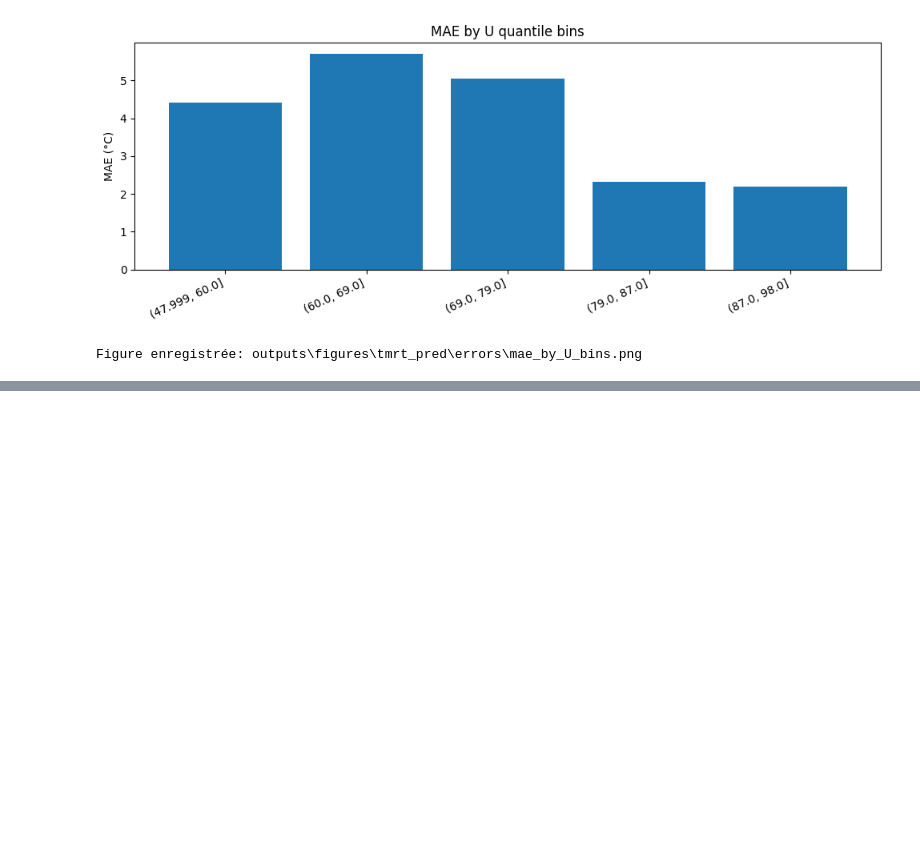
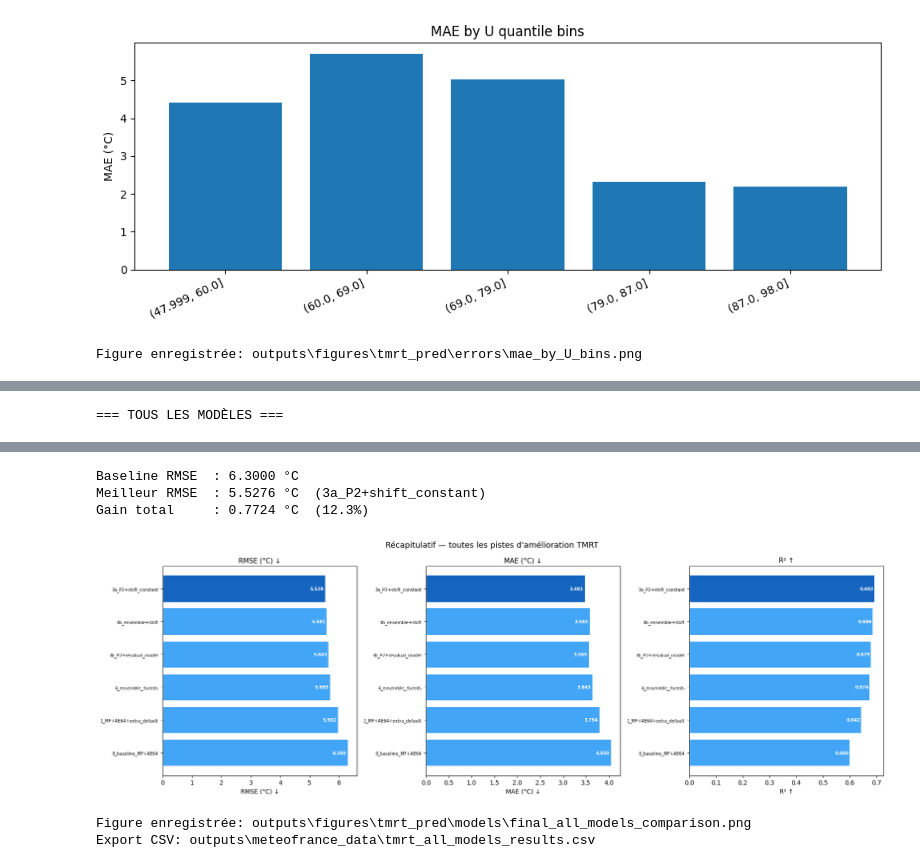
Before and after one commit to bouyaka34/TER-Picopatt, a Jupyter notebook: Prediction.ipynb, the cells around one changed output, grey strips where cells are left out. Drawn from its saved outputs; the diff is of its cells as text; code cells hidden in the pictures; blank space fills up the shorter version.

```diff
--- a/Prediction.ipynb
+++ b/Prediction.ipynb
@@ -644,0 +1261,69 @@ Figure enregistrée: outputs\figures\tmrt_pred\errors\mae_by_U_bins.png
+# %%
+# ══════════════════════════════════════════════════════════════════════════════
+# RÉCAPITULATIF FINAL — tous les modèles comparés
+# ══════════════════════════════════════════════════════════════════════════════
+all_results = [
+    # Baseline historique
+    {"modele": "0_baseline_MF+AE64",        "rmse": 6.300, "mae": 4.050, "r2": 0.600, "bias": -1.49},
+    # Première série d'améliorations (cellules 28)
+    {"modele": "1_MF+AE64+extra_default",   "rmse": r_p1["rmse"],  "mae": r_p1["mae"],  "r2": r_p1["r2"],  "bias": None},
+    # Piste 2 : meilleur config
+    {"modele": f"2_P2_best ({best_p2_name})", "rmse": best_p2_rmse, "mae": None,         "r2": None,        "bias": None},
+    # Piste 3a : shift
+    {"modele": "3a_P2+shift_constant",       "rmse": rmse_shift,   "mae": mae_shift,    "r2": r2_shift,    "bias": bias_shift},
+    # Piste 3b : résidus
+    {"modele": "3b_P2+residual_model",       "rmse": rmse_stk,     "mae": mae_stk,      "r2": r2_stk,      "bias": bias_stk},
+    # Piste 4 : ensemble
+    {"modele": "4_ensemble_3seeds",          "rmse": rmse_ens,     "mae": mae_ens,      "r2": r2_ens,      "bias": bias_ens},
+    # Piste 4 bonus : ensemble + shift
+    {"modele": "4b_ensemble+shift",          "rmse": rmse_ens_s,   "mae": mae_ens_s,    "r2": r2_ens_s,    "bias": 0.0},
+]
+
+# Complète les valeurs manquantes avec un re-calcul si besoin
+for d in all_results:
+    for k in ["rmse", "mae", "r2", "bias"]:
+        if d.get(k) is None:
+            d[k] = float("nan")
+
+final_df = (pd.DataFrame(all_results)
+              .sort_values("rmse")
+              .reset_index(drop=True))
+
+print("=== TOUS LES MODÈLES ===")
+display(final_df.round(4))
+
+# Delta vs baseline
+base_rmse = 6.300
+best_row   = final_df.iloc[0]
+print(f"\nBaseline RMSE  : {base_rmse:.4f} °C")
+print(f"Meilleur RMSE  : {best_row['rmse']:.4f} °C  ({best_row['modele']})")
+print(f"Gain total     : {base_rmse - best_row['rmse']:.4f} °C  ({100*(base_rmse - best_row['rmse'])/base_rmse:.1f}%)")
+
+# ── Graphique final ────────────────────────────────────────────────────────────
+fig, axes = plt.subplots(1, 3, figsize=(18, 6))
+plot_df = final_df.dropna(subset=["rmse", "mae", "r2"])
+
+for ax, metric, label in zip(axes, ["rmse", "mae", "r2"], ["RMSE (°C) ↓", "MAE (°C) ↓", "R² ↑"]):
+    vals = plot_df[metric].values[::-1]
+    labs = plot_df["modele"].values[::-1]
+    colors = ["#1565C0" if i == len(vals)-1 else "#42A5F5" for i in range(len(vals))]
+    ax.barh(labs, vals, color=colors)
+    ax.set_xlabel(label)
+    ax.set_title(label, fontsize=11)
+    ax.tick_params(axis="y", labelsize=7)
+    for v, j in zip(vals, range(len(vals))):
+        ax.text(v * 0.99 if metric != "r2" else v - 0.003, j,
+                f"{v:.3f}", va="center", ha="right", fontsize=7, color="white", fontweight="bold")
+
+plt.suptitle("Récapitulatif — toutes les pistes d'amélioration TMRT", fontsize=13)
+plt.tight_layout()
+out_fig = FIG_MODELS / "final_all_models_comparison.png"
+plt.savefig(out_fig, dpi=150)
+plt.show()
+print("Figure enregistrée:", out_fig)
+
+out_csv = MFDATA / "tmrt_all_models_results.csv"
+final_df.to_csv(out_csv, index=False)
+print("Export CSV:", out_csv)
+# %% [output]
+=== TOUS LES MODÈLES ===
@@ -644,0 +1338,6 @@ Figure enregistrée: outputs\figures\tmrt_pred\errors\mae_by_U_bins.png
+Baseline RMSE  : 6.3000 °C
+Meilleur RMSE  : 5.5276 °C  (3a_P2+shift_constant)
+Gain total     : 0.7724 °C  (12.3%)
+[figure, added]
+Figure enregistrée: outputs\figures\tmrt_pred\models\final_all_models_comparison.png
+Export CSV: outputs\meteofrance_data\tmrt_all_models_results.csv
```
Also changed, not shown: parts of 33 cells of this notebook.
